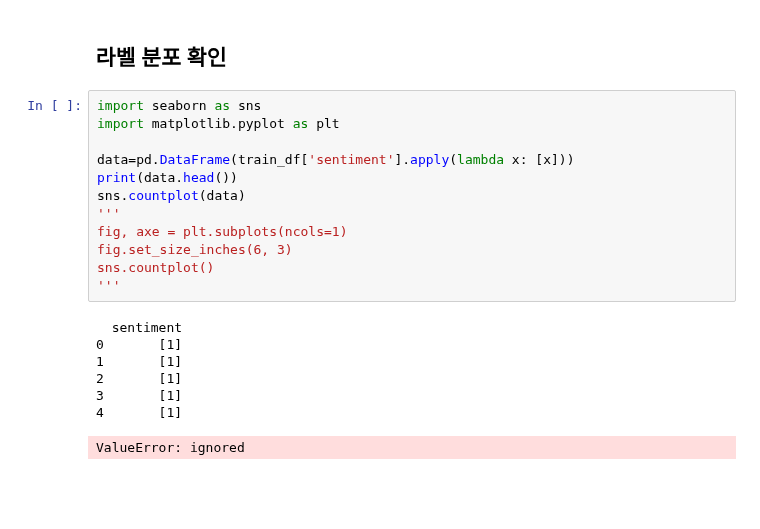
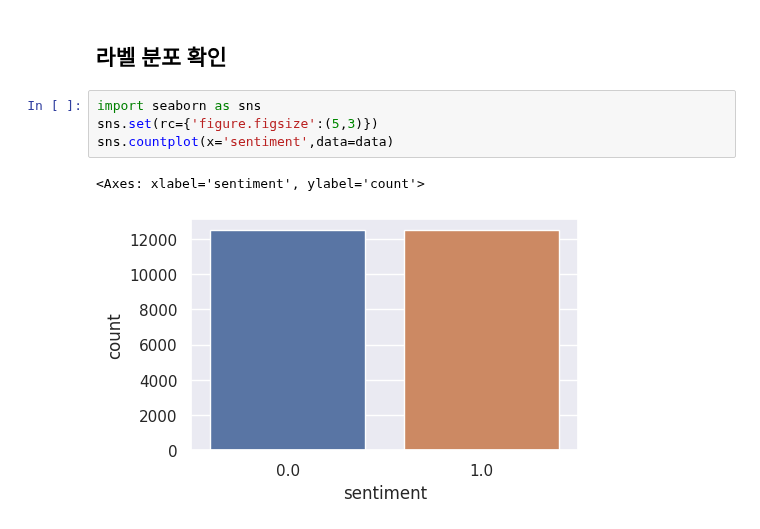
Before and after one commit to DonghaeSuh/NLP_Pytorch, a Jupyter notebook: aclImdb_EDA.ipynb, the cells around one changed output. Saved outputs shown, nothing was run; the diff lists cells and outputs as text; blank space fills up the shorter version.

```diff
--- a/aclImdb_EDA.ipynb
+++ b/aclImdb_EDA.ipynb
@@ -178,22 +178,9 @@ plt.imshow(wordcloud)
 # %% [markdown]
 ## 라벨 분포 확인
-# %%
-import seaborn as sns
-import matplotlib.pyplot as plt
-
-data=pd.DataFrame(train_df['sentiment'].apply(lambda x: [x]))
-print(data.head())
-sns.countplot(data)
-'''
-fig, axe = plt.subplots(ncols=1)
-fig.set_size_inches(6, 3)
-sns.countplot()
-'''
-# %% [output]
-  sentiment
-0       [1]
-1       [1]
-2       [1]
-3       [1]
-4       [1]
-ValueError: ignored
+# %%
+import seaborn as sns
+sns.set(rc={'figure.figsize':(5,3)})
+sns.countplot(x='sentiment',data=data)
+# %% [output]
+<Axes: xlabel='sentiment', ylabel='count'>
+[figure, added]
```
Also changed, not shown: parts of 2 cells of this notebook.
